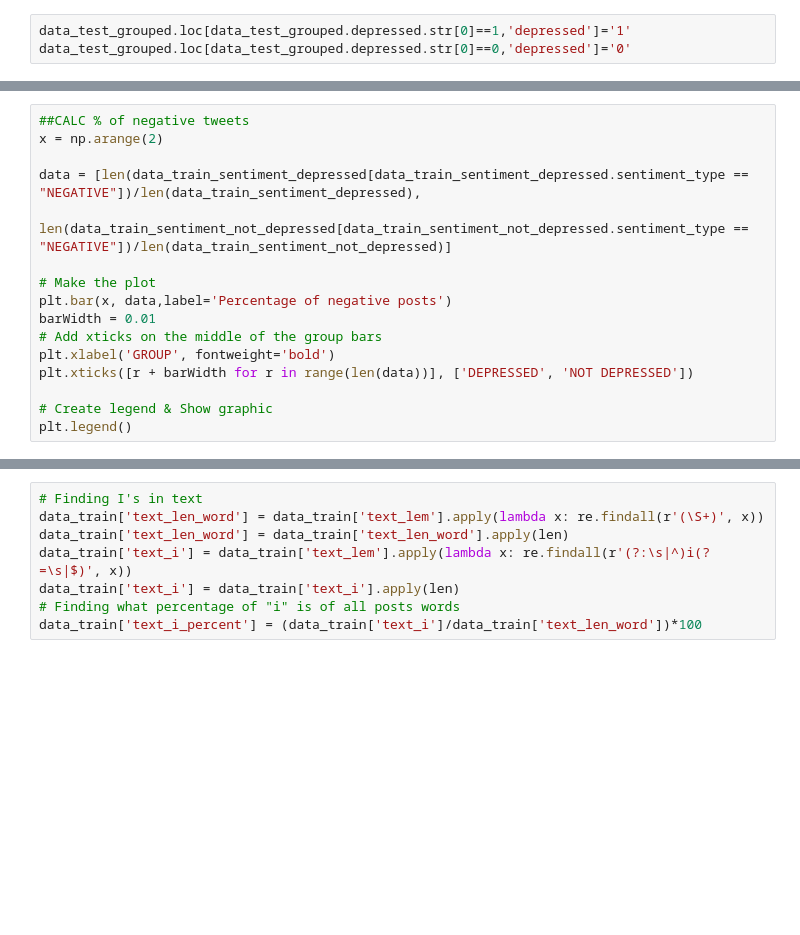
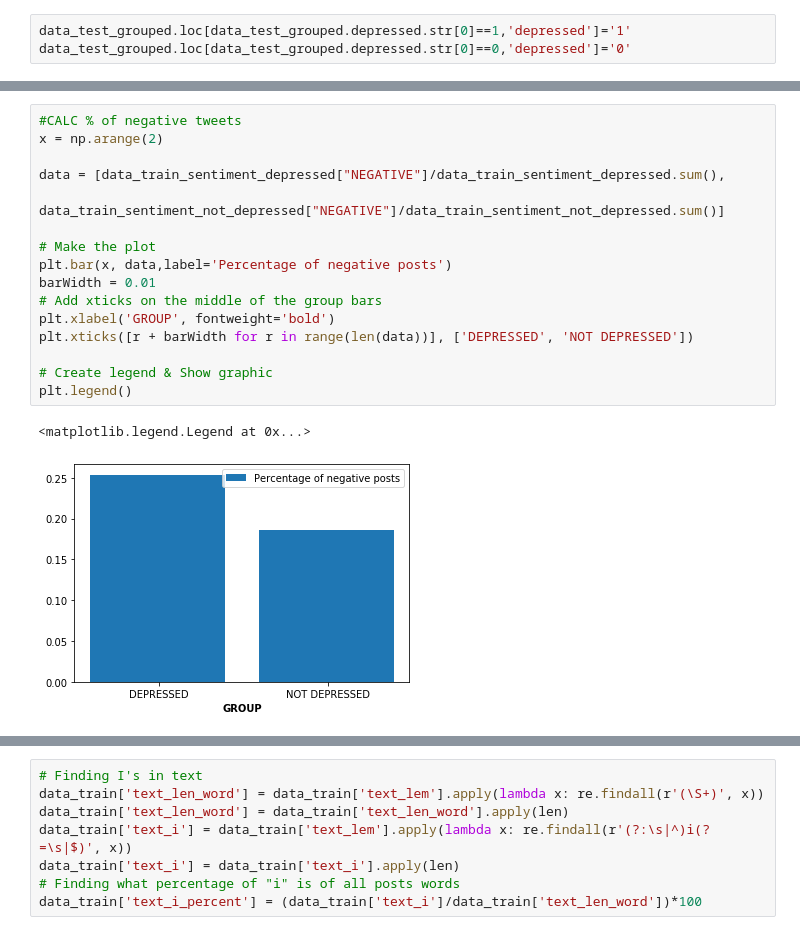
Before and after one commit to pavluka6/Early-depression-detection, a Jupyter notebook: EDD_data_analysis.ipynb, the cells around one changed output, grey strips where cells are left out. Drawn from its saved outputs; the diff is of its cells as text; blank space fills up the shorter version.

```diff
--- a/EDD_data_analysis.ipynb
+++ b/EDD_data_analysis.ipynb
@@ -202,18 +250,21 @@ plt.show()
 # %%
-##CALC % of negative tweets
+#CALC % of negative tweets
 x = np.arange(2)
 
-data = [len(data_train_sentiment_depressed[data_train_sentiment_depressed.sentiment_type == "NEGATIVE"])/len(data_train_sentiment_depressed),
-        len(data_train_sentiment_not_depressed[data_train_sentiment_not_depressed.sentiment_type == "NEGATIVE"])/len(data_train_sentiment_not_depressed)]
+data = [data_train_sentiment_depressed["NEGATIVE"]/data_train_sentiment_depressed.sum(),
+        data_train_sentiment_not_depressed["NEGATIVE"]/data_train_sentiment_not_depressed.sum()]
 
 # Make the plot
 plt.bar(x, data,label='Percentage of negative posts')
 barWidth = 0.01
 # Add xticks on the middle of the group bars
 plt.xlabel('GROUP', fontweight='bold')
 plt.xticks([r + barWidth for r in range(len(data))], ['DEPRESSED', 'NOT DEPRESSED'])
 
 # Create legend & Show graphic
 plt.legend()
+# %% [output]
+<matplotlib.legend.Legend at 0x...>
+[figure, added]
 # %%
 x = np.arange(2)
```
Also changed, not shown: parts of 15 cells of this notebook.
